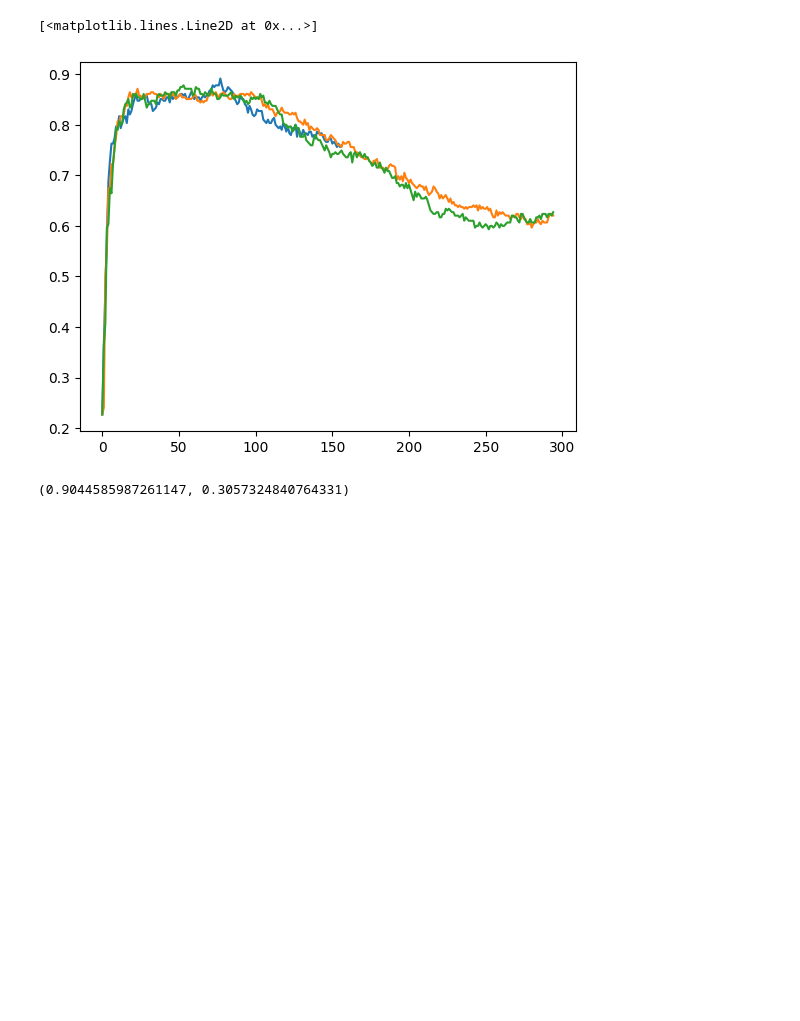
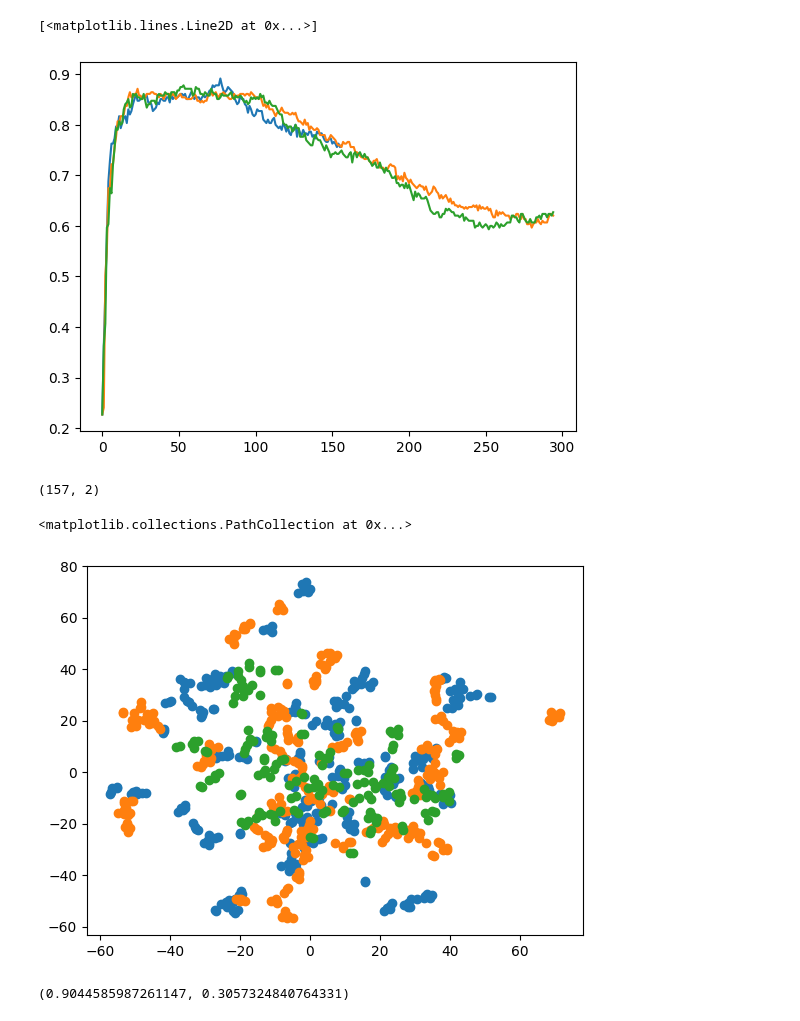
Before and after one commit to Dernalord/Project_OT, a Jupyter notebook: Project_OT.ipynb, the cells around one changed output. Saved outputs shown, nothing was run; the diff lists cells and outputs as text; code cells hidden in the pictures; blank space fills up the shorter version.

```diff
--- a/Project_OT.ipynb
+++ b/Project_OT.ipynb
@@ -299,7 +299,9 @@ def sub_align(S,S_y,T, T_y, stratified=True ):
     S=scaler.fit_transform(S)
     T=scaler.fit_transform(T)
     list_score = []
-
+    list_Xs = []
+    list_Xa = []
+    list_Xt = []
     max_d=min([S.shape[0],S.shape[1],T.shape[0]])
     if stratified==True:
         folding = StratifiedKFold(5,shuffle=True, random_state=42)
@@ -311,12 +313,15 @@ def sub_align(S,S_y,T, T_y, stratified=True ):
 
         pca.fit(S)
         Xs=pca.components_.T
-
+        list_Xs.append(Xs)
         pca.fit(T)
         Xt=pca.components_.T
+        list_Xt.append(Xt)
 
         Xa=Xs@Xs.T@Xt
         Sa=S@Xa
+        list_Xa.append(Xa)
+
         #St=T@Xt
 
         knn = KNeighborsClassifier(n_neighbors=1)
@@ -346,8 +351,8 @@ def sub_align(S,S_y,T, T_y, stratified=True ):
     knn_baseline.fit(S, S_y.ravel() )
     score_in_baseline = knn_baseline.score(T, T_y.ravel())
 
-    return list_score, best_d+1, score_in_target, score_in_baseline
+    return list_score, best_d+1, score_in_target, score_in_baseline, list_Xa, list_Xs, list_Xt
 # %%
-list_score_w_to_d, best_d_w_to_d, score_in_target_w_to_d, score_in_baseline_w_to_d = sub_align(X_w_surf,Y_w_surf,X_d_surf,Y_d_surf)
-list_score_w_to_c, best_d_w_to_c, score_in_target_w_to_c, score_in_baseline_w_to_c = sub_align(X_w_surf,Y_w_surf,X_c_surf,Y_c_surf)
-list_score_w_to_a, best_d_w_to_a, score_in_target_w_to_a, score_in_baseline_w_to_a = sub_align(X_w_surf,Y_w_surf,X_a_surf,Y_a_surf)
+list_score_w_to_d, best_d_w_to_d, score_in_target_w_to_d, score_in_baseline_w_to_d, list_Xa_w_to_d, list_Xs_w_to_d, list_Xt_w_to_d = sub_align(X_w_surf,Y_w_surf,X_d_surf,Y_d_surf)
+list_score_w_to_c, best_d_w_to_c, score_in_target_w_to_c, score_in_baseline_w_to_c, list_Xa_w_to_c, list_Xs_w_to_c, list_Xt_w_to_c = sub_align(X_w_surf,Y_w_surf,X_c_surf,Y_c_surf)
+list_score_w_to_a, best_d_w_to_a, score_in_target_w_to_a, score_in_baseline_w_to_a, list_Xa_w_to_a, list_Xs_w_to_a, list_Xt_w_to_a = sub_align(X_w_surf,Y_w_surf,X_a_surf,Y_a_surf)
@@ -358,6 +367,36 @@ plt.plot(list_score_w_to_a)
 # %% [output]
 [<matplotlib.lines.Line2D at 0x...>]
 [figure]
+# %%
+import numpy as np
+from sklearn.manifold import TSNE
+scaler = StandardScaler()
+w_projects_on_Xs = scaler.fit_transform(X_w_surf) @ list_Xs_w_to_d[20]
+w_Xs_tsn = TSNE(n_components=2, learning_rate='auto',
+                  init='random', perplexity=5).fit_transform(w_projects_on_Xs)
+
+w_Xs_tsn.shape
+
+w_projects_on_Xa = scaler.fit_transform(X_w_surf) @ list_Xa_w_to_d[20]
+w_Xa_tsn = TSNE(n_components=2, learning_rate='auto',
+                  init='random', perplexity=5).fit_transform(w_projects_on_Xa)
+
+w_Xa_tsn.shape
+
+d_projects_on_Xt = scaler.fit_transform(X_d_surf) @ list_Xt_w_to_d[20]
+d_Xt_tsn = TSNE(n_components=2, learning_rate='auto',
+                  init='random', perplexity=5).fit_transform(d_projects_on_Xt)
+
+d_Xt_tsn.shape
+# %% [output]
+(157, 2)
+# %%
+plt.scatter(w_Xs_tsn[:,0],w_Xs_tsn[:,1])
+plt.scatter(w_Xa_tsn[:,0],w_Xa_tsn[:,1])
+plt.scatter(d_Xt_tsn[:,0],d_Xt_tsn[:,1])
+# %% [output]
+<matplotlib.collections.PathCollection at 0x...>
+[figure, added]
 # %%
 score_in_target_w_to_d, score_in_baseline_w_to_d
 # %% [output]
```
Also changed, not shown: parts of 12 cells of this notebook.
